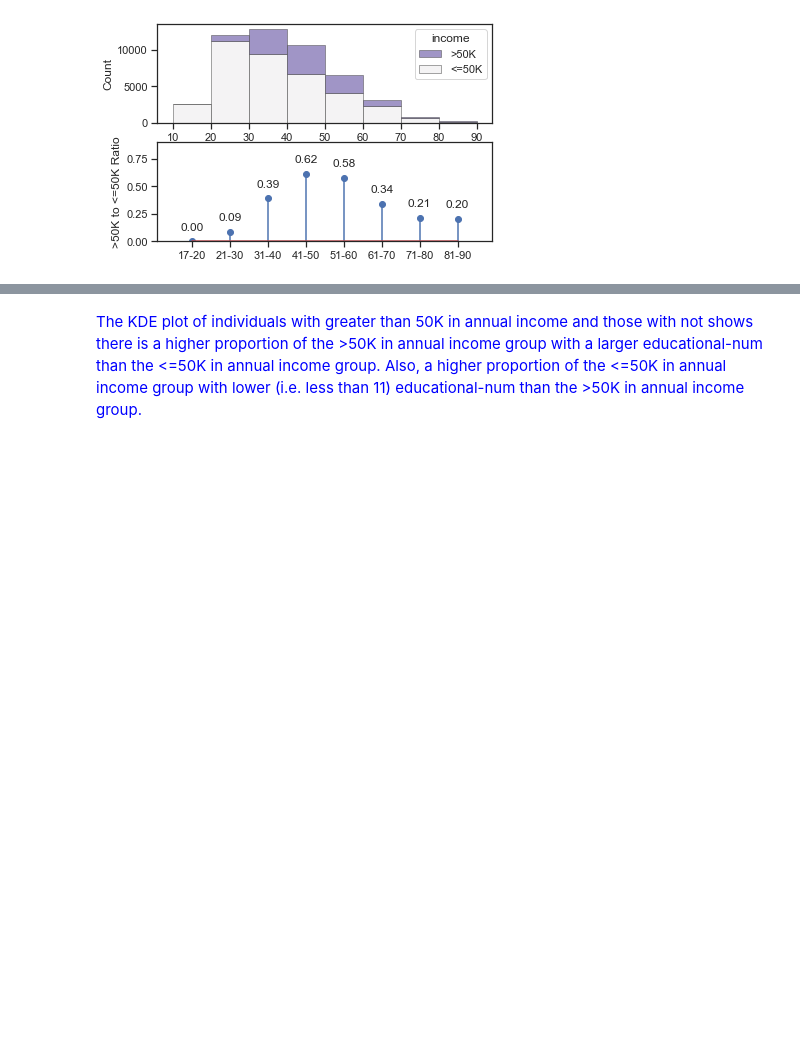
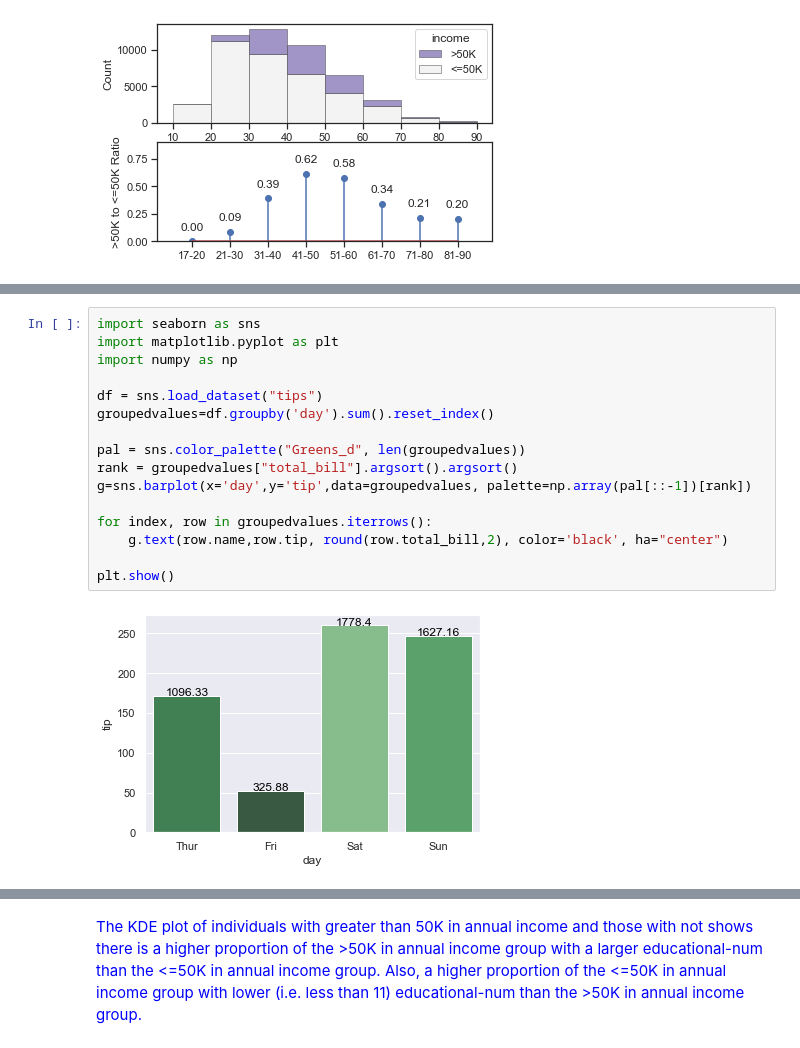
Before and after one commit to pauljacob/mini_projects, a Jupyter notebook: casfad_adult_income/03_Exploratory_Data_Analysis/03_exploratory_data_analysis_plots_plots.ipynb, the cells around one changed output, grey strips where cells are left out. Saved outputs shown, nothing was run; the diff lists cells and outputs as text; blank space fills up the shorter version.

```diff
--- a/casfad_adult_income/03_Exploratory_Data_Analysis/03_exploratory_data_analysis_plots_plots.ipynb
+++ b/casfad_adult_income/03_Exploratory_Data_Analysis/03_exploratory_data_analysis_plots_plots.ipynb
@@ -300,0 +470,18 @@ The age group of 31-40 has the most number of individuals with an income. Howeve
+# %%
+import seaborn as sns
+import matplotlib.pyplot as plt
+import numpy as np
+
+df = sns.load_dataset("tips")
+groupedvalues=df.groupby('day').sum().reset_index()
+
+pal = sns.color_palette("Greens_d", len(groupedvalues))
+rank = groupedvalues["total_bill"].argsort().argsort()
+g=sns.barplot(x='day',y='tip',data=groupedvalues, palette=np.array(pal[::-1])[rank])
+
+for index, row in groupedvalues.iterrows():
+    g.text(row.name,row.tip, round(row.total_bill,2), color='black', ha="center")
+
+plt.show()
+# %% [output]
+[figure, added]
```
Also changed, not shown: parts of 23 cells of this notebook.
